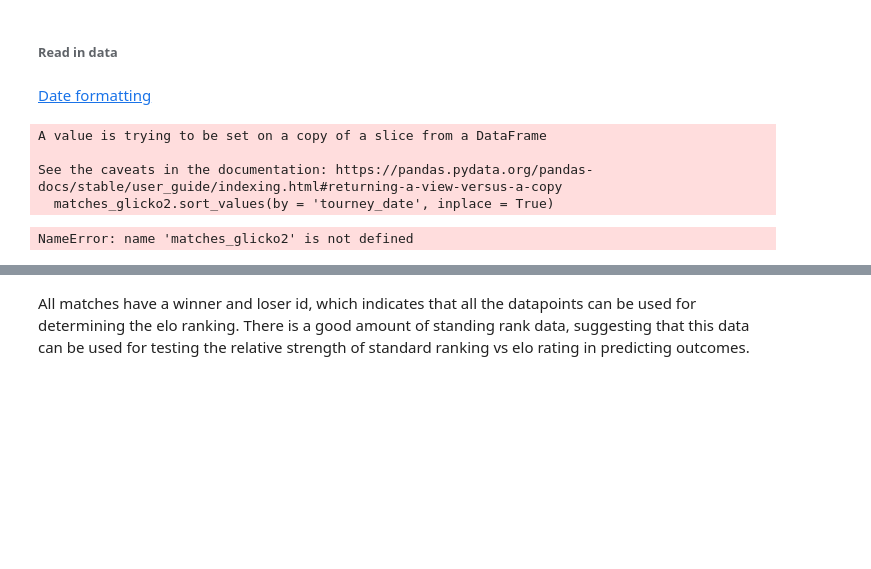
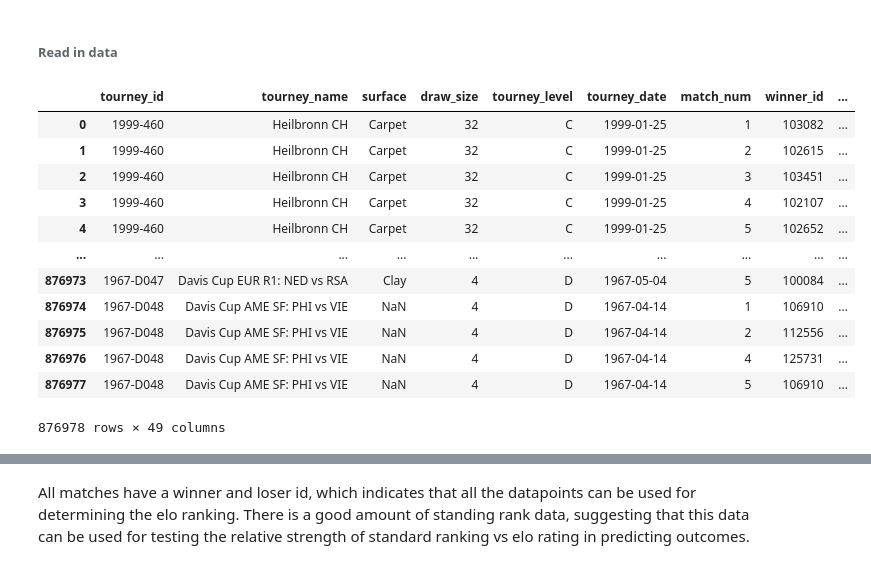
Before and after one commit to wcmohr/wcmohr_portfolio, a Jupyter notebook: Notebooks/data.ipynb, the cells around one changed output, grey strips where cells are left out. Cells and saved outputs as stored; diff of their text form; code cells hidden in the pictures; blank space fills up the shorter version.

```diff
--- a/Notebooks/data.ipynb
+++ b/Notebooks/data.ipynb
@@ -34,17 +38,39 @@ players = glob.glob('../tennis_atp/atp_players.csv')
 matches_amateur = glob.glob('../tennis_atp/atp_matches_amateur.csv')
 
 # singles matches file list
-singles_matches = matches_qual_chall + matches_futures + matches_tour + matches_amateur
+singles_matches = matches_qual_chall + matches_futures + matches_tour + \
+matches_amateur
 # Combined DataFrames
-singles_matches_df = pd.concat((pd.read_csv(f) for f in singles_matches), ignore_index=True)
+singles_matches_df = pd.concat((pd.read_csv(f, low_memory=False,parse_dates =
+                                            ['tourney_date'],
+                                            infer_datetime_format=True)
+                                for f in singles_matches),
+                               ignore_index=True)
 # select columns to be used in determining glicko2 ratings
-matches_glicko2 = singles_matches_df[['tourney_date','winner_id','loser_id','tourney_id']]
+matches_glicko2 = singles_matches_df[['tourney_date','winner_id','loser_id',
+                                      'tourney_id']]
 # Separate Dataframes
-players_df = pd.read_csv(players[0])
+players_df = pd.read_csv(players[0],low_memory=False)
 rankings_df = pd.concat((pd.read_csv(ranks) for ranks in rankings))
-matches_qual_chall_df = pd.concat((pd.read_csv(matches) for matches in matches_qual_chall))
-matches_futures_df = pd.concat((pd.read_csv(matches) for matches in matches_futures))
-matches_tour_df = pd.concat((pd.read_csv(matches) for matches in matches_tour))
-matches_amateur_df = pd.read_csv(matches_amateur[0])
+matches_qual_chall_df = pd.concat((pd.read_csv(matches,low_memory=False) for matches in
+                                   matches_qual_chall))
+matches_futures_df = pd.concat((pd.read_csv(matches,low_memory=False) for matches in
+                                matches_futures))
+matches_tour_df = pd.concat((pd.read_csv(matches,low_memory=False) for matches in matches_tour))
+matches_amateur_df = pd.read_csv(matches_amateur[0],low_memory=False)
-# %% [markdown]
-[Date formatting](https://stackoverflow.com/questions/9750330/how-to-convert-integer-into-date-object-python)
+# %%
+singles_matches_df
+# %% [output]
+|  | tourney_id | tourney_name | surface | draw_size | tourney_level | tourney_date | match_num | winner_id | ... |
+| 0 | 1999-460 | Heilbronn CH | Carpet | 32 | C | 1999-01-25 | 1 | 103082 | ... |
+| 1 | 1999-460 | Heilbronn CH | Carpet | 32 | C | 1999-01-25 | 2 | 102615 | ... |
+| 2 | 1999-460 | Heilbronn CH | Carpet | 32 | C | 1999-01-25 | 3 | 103451 | ... |
+| 3 | 1999-460 | Heilbronn CH | Carpet | 32 | C | 1999-01-25 | 4 | 102107 | ... |
+| 4 | 1999-460 | Heilbronn CH | Carpet | 32 | C | 1999-01-25 | 5 | 102652 | ... |
+| ... | ... | ... | ... | ... | ... | ... | ... | ... | ... |
+| 876973 | 1967-D047 | Davis Cup EUR R1: NED vs RSA | Clay | 4 | D | 1967-05-04 | 5 | 100084 | ... |
+| 876974 | 1967-D048 | Davis Cup AME SF: PHI vs VIE | NaN | 4 | D | 1967-04-14 | 1 | 106910 | ... |
+| 876975 | 1967-D048 | Davis Cup AME SF: PHI vs VIE | NaN | 4 | D | 1967-04-14 | 2 | 112556 | ... |
+| 876976 | 1967-D048 | Davis Cup AME SF: PHI vs VIE | NaN | 4 | D | 1967-04-14 | 4 | 125731 | ... |
+| 876977 | 1967-D048 | Davis Cup AME SF: PHI vs VIE | NaN | 4 | D | 1967-04-14 | 5 | 106910 | ... |
+876978 rows × 49 columns
@@ -51,16 +86,9 @@ matches_amateur_df = pd.read_csv(matches_amateur[0])
 # %%
 # sort the rows by tourney_date
-matches_glicko2 = matches_glicko2.sort_values(by = 'tourney_date')
+singles_matches_df.sort_values(by = 'tourney_date', inplace = True)
 
 # adjust the index
-matches_glicko2.index = [x for x in range(matches_glicko2.shape[0])]
+singles_matches_df.index = [x for x in range(singles_matches_df.shape[0])]
-# %% [output]
-A value is trying to be set on a copy of a slice from a DataFrame
-
-See the caveats in the documentation: https://pandas.pydata.org/pandas-docs/stable/user_guide/indexing.html#returning-a-view-versus-a-copy
-  matches_glicko2.sort_values(by = 'tourney_date', inplace = True)
 # %%
 # save to csv for import by other notebooks
-matches_glicko2.to_csv('../Data/matches_glicko2.csv',index=False)
+singles_matches_df.to_csv('../Data/singles_matches_df.csv',index=False)
-# %% [output]
-NameError: name 'matches_glicko2' is not defined
```
Also changed, not shown: parts of 33 cells of this notebook, 4 other files.
